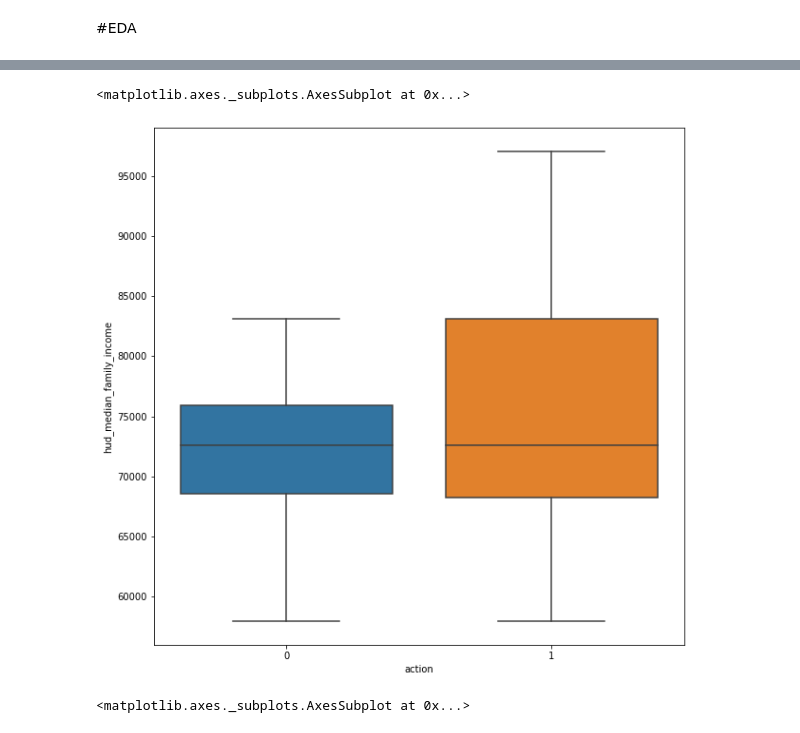
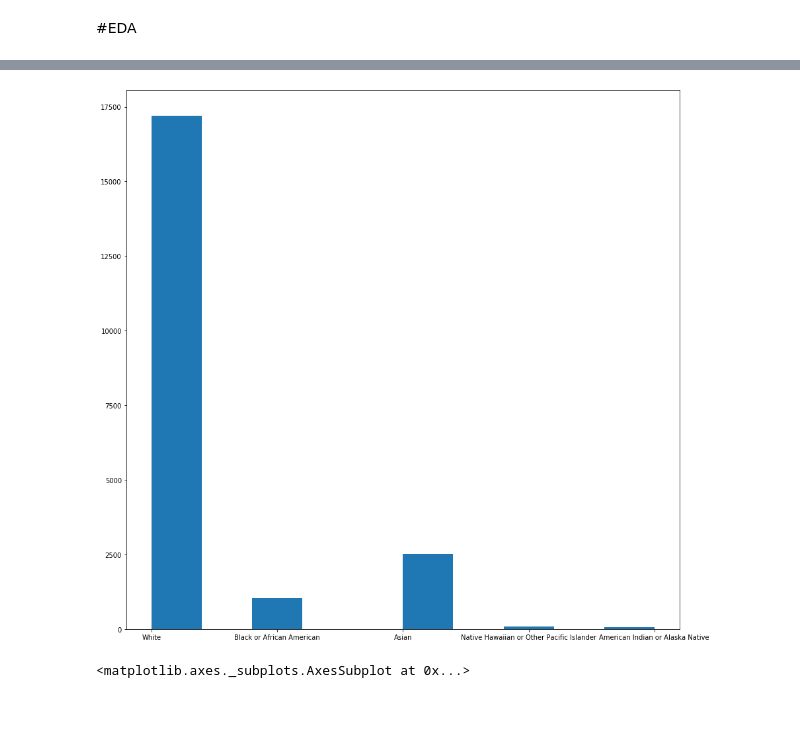
Before and after one commit to OracyC/Capstone-HMDA, a Jupyter notebook: EDA.ipynb, the cells around one changed output, grey strips where cells are left out. Drawn from its saved outputs; the diff is of its cells as text; code cells hidden in the pictures.

```diff
--- a/EDA.ipynb
+++ b/EDA.ipynb
@@ -120,9 +142,8 @@ plt.hist(hmda['applicant_sex_name'],bins=4);
-# %%
-fig, ax = plt.subplots(figsize=(10, 10))
-sns.boxplot(ax=ax, x=hmda['action'], y=hmda['hud_median_family_income'],showfliers=False)
-# %% [output]
-<matplotlib.axes._subplots.AxesSubplot at 0x...>
-[figure, removed]
+# %%
+plt.subplots(figsize=(15, 15))
+plt.hist(hmda['applicant_race_name_1'],bins=10);
+# %% [output]
+[figure, added]
 # %%
 fig, ax = plt.subplots(figsize=(5, 5))
 sns.barplot(ax=ax, x=hmda['agency_code'], y=hmda['loan_amount_000s'])
```
Also changed, not shown: parts of 15 cells of this notebook.
